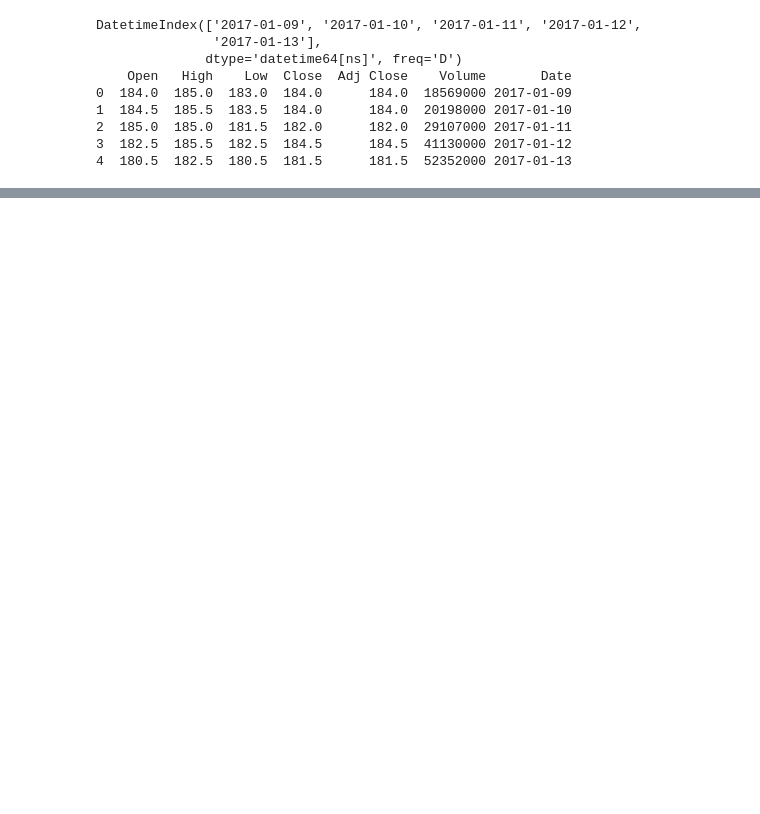
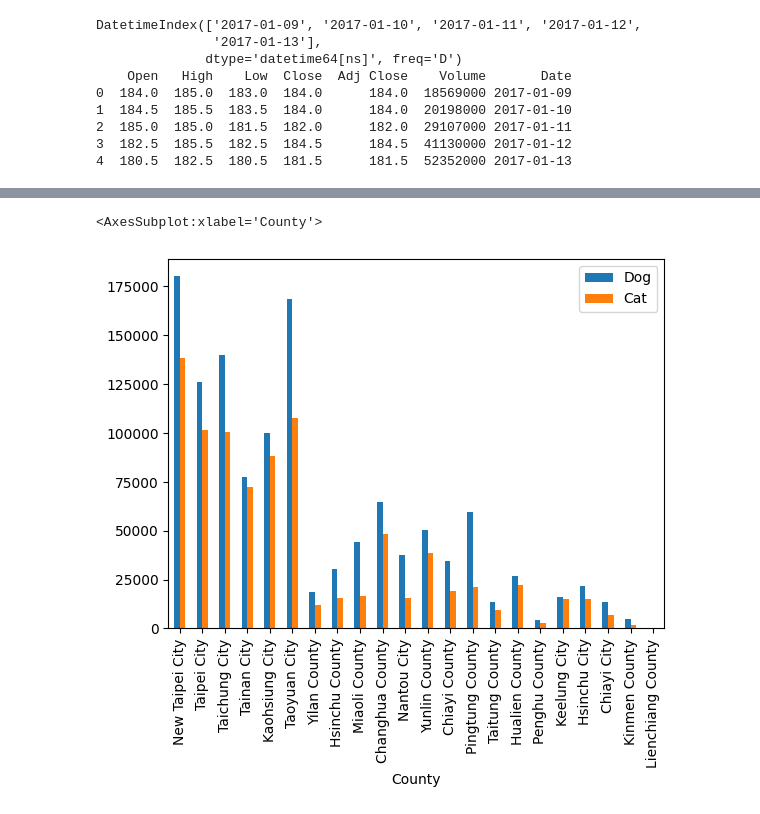
Before and after one commit to stevenhsiao-nzxt-sqa/python-web-crawler, a Jupyter notebook: Ch6.ipynb, the cells around one changed output, grey strips where cells are left out. Cells and saved outputs as stored; diff of their text form; code cells hidden in the pictures; blank space fills up the shorter version.

```diff
--- a/Ch6.ipynb
+++ b/Ch6.ipynb
@@ -930,0 +915,14 @@ df.plot(kind="bar")
+# %%
+import pandas as pd
+
+df = pd.read_csv("./ch6HW.csv")
+# print(df)
+
+index = df[(df["County"] == "All")].index
+df = df.drop(index)
+
+df.set_index("County", inplace=True)
+df.plot(kind="bar")
+# %% [output]
+<AxesSubplot:xlabel='County'>
+[figure, added]
```
Also changed, not shown: parts of 67 cells of this notebook.
